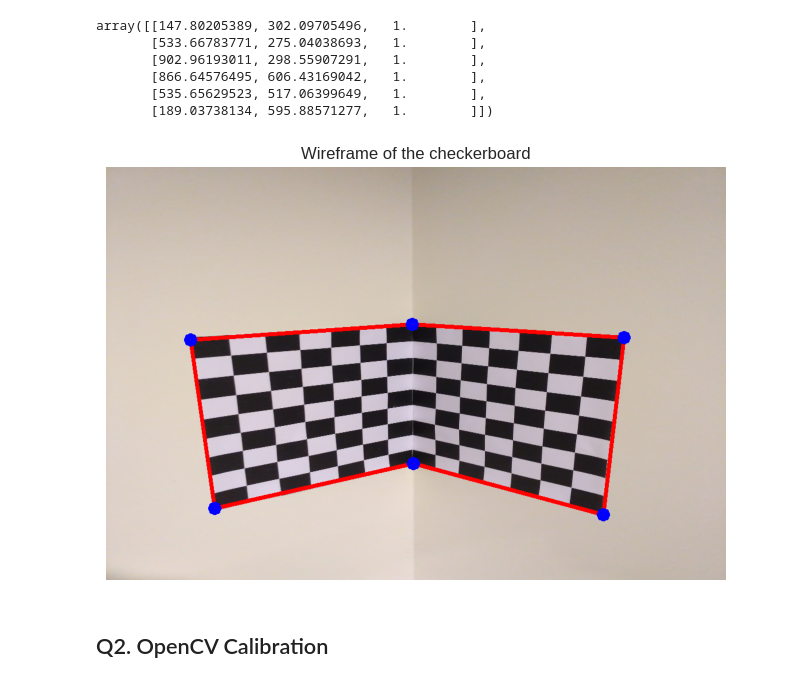
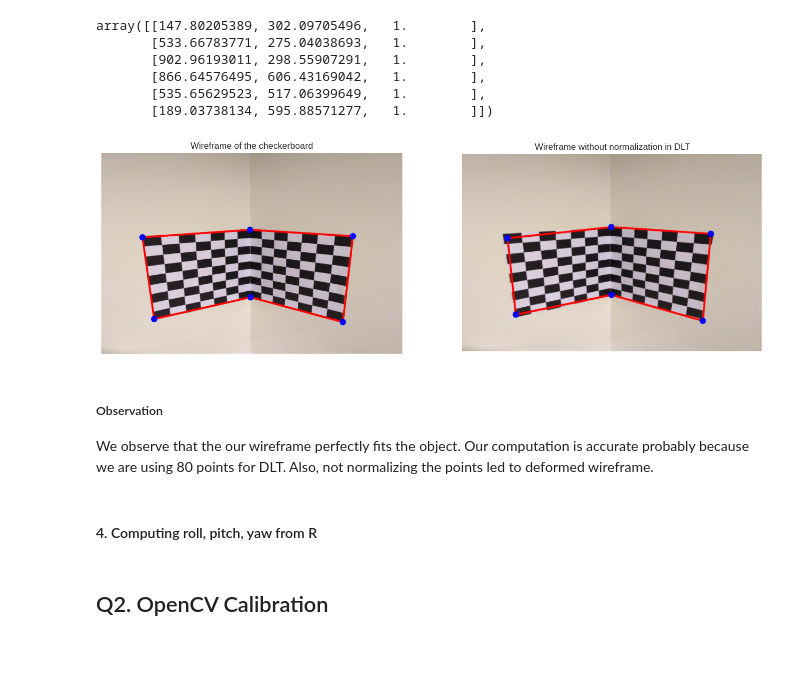
Before and after one commit to FaizalKarim280280/CV-Spring-2024, a Jupyter notebook: A1/main.ipynb, the cells around one changed output. Drawn from its saved outputs; the diff is of its cells as text; code cells hidden in the pictures; blank space fills up the shorter version.

```diff
--- a/A1/main.ipynb
+++ b/A1/main.ipynb
@@ -35,5 +37,5 @@
 # %%
-corners = cv2.goodFeaturesToTrack(img_gray, maxCorners=200, qualityLevel=0.15,  minDistance=10)
+corners = cv2.goodFeaturesToTrack(img_gray, maxCorners=80, qualityLevel=0.6,  minDistance=10)
 corners = np.intp(corners).reshape(-1, 2)
 img_corners = img.copy()
 points_3d = []
@@ -46,7 +48,7 @@ for corner in corners:
 
 
 plt.imshow(img_corners)
-plt.title("Finding out all the corners in the checkerboard")
+plt.title("Finding out all the internal corners in the checkerboard")
 plt.axis('off')
 
 print(f"Total corners found: {len(corners)}")
@@ -214,22 +233,35 @@ array([[147.80205389, 302.09705496,   1.        ],
 # %%
 img_final = img.copy()
 
 for i in range(len(coords)):
     img_final = cv2.line(img_final,
                          (int(coords[i][0]), int(coords[i][1])),
                          (int(coords[(i+1) % len(coords)][0]), int(coords[(i+1) % len(coords)][1])),
                          (255, 0, 0), 5)
 
 for corner in coords:
     img_final = cv2.circle(img_final, (int(corner[0]), int(corner[1])), 6, (0, 0, 255), 10)
 
 
+plt.figure(figsize=(16, 6))
+
+plt.subplot(1,2,1)
 plt.imshow(img_final)
 plt.axis('off')
 plt.title('Wireframe of the checkerboard')
+
+plt.subplot(1,2,2)
+plt.imshow(plt.imread('./calibrated_no_norm.png'))
+plt.axis('off')
+plt.title('Wireframe without normalization in DLT')
 plt.show()
 # %% [output]
-[figure, old version]
+[figure, new version]
+# %% [markdown]
+##### Observation
+We observe that the our wireframe perfectly fits the object. Our computation is accurate probably because we are using 80 points for DLT. Also, not normalizing the points led to deformed wireframe.
+# %% [markdown]
+#### 4. Computing roll, pitch, yaw from R
 # %% [markdown]
 ## Q2. OpenCV Calibration
 # %%
```
Also changed, not shown: parts of 22 cells of this notebook, 1 other file.
